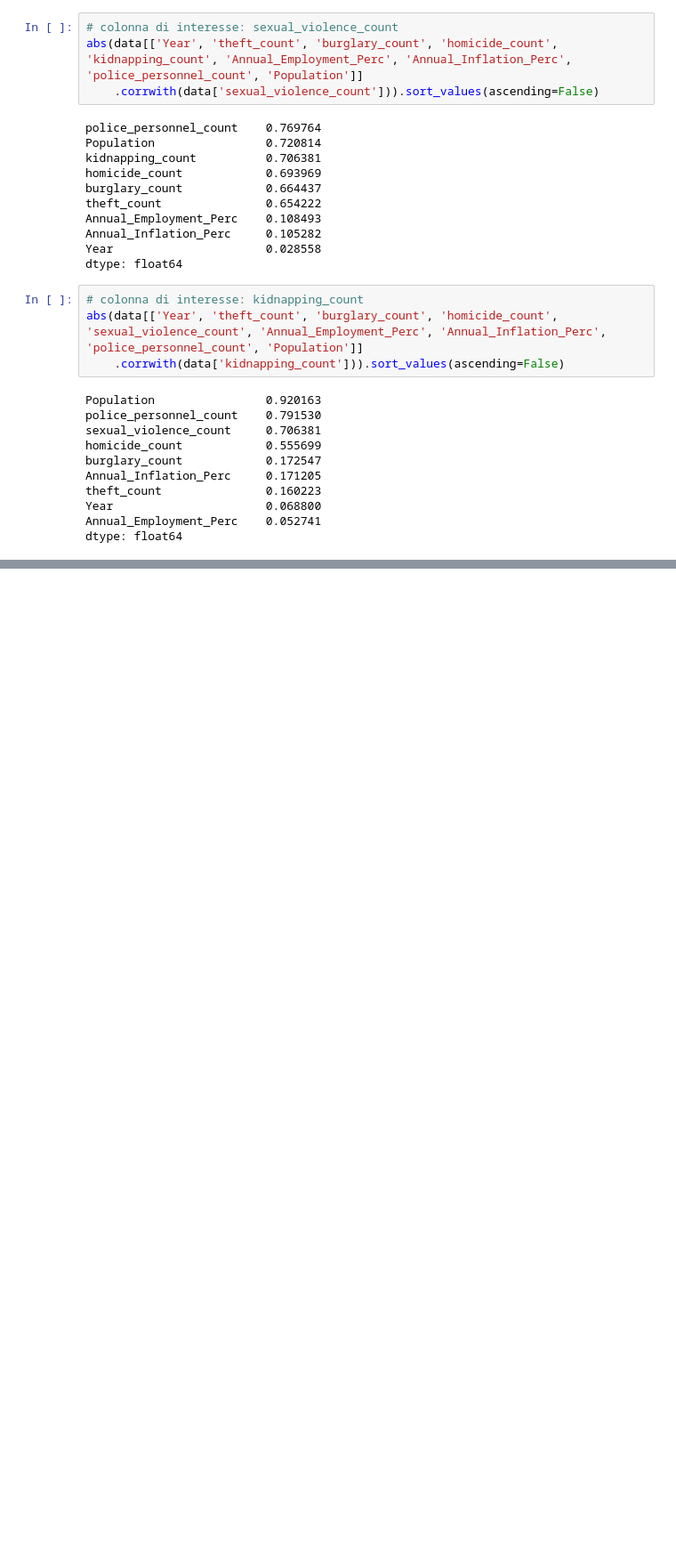
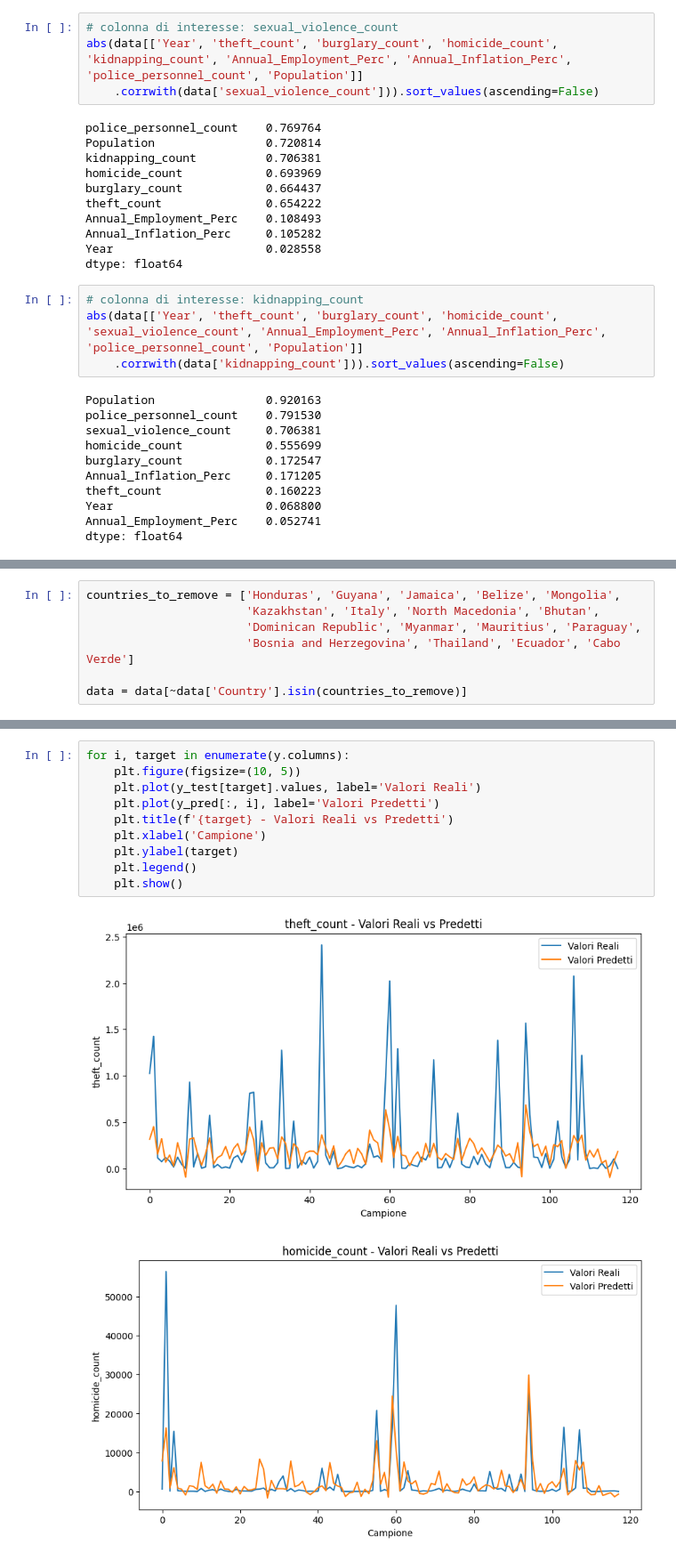
Before and after one commit to lozziopadredeivizzi/CrimeRatePredictor, a Jupyter notebook: crime_rate_prediction.ipynb, the cells around one changed output, grey strips where cells are left out. Shown at 89% size. Cells and saved outputs as stored; diff of their text form; blank space fills up the shorter version.

```diff
--- a/crime_rate_prediction.ipynb
+++ b/crime_rate_prediction.ipynb
@@ -1467,0 +1530,7 @@ Eliminiamo la colonna burglary, poi effettuaimo la lasso mantenendo il resto
+# %%
+countries_to_remove = ['Honduras', 'Guyana', 'Jamaica', 'Belize', 'Mongolia',
+                       'Kazakhstan', 'Italy', 'North Macedonia', 'Bhutan',
+                       'Dominican Republic', 'Myanmar', 'Mauritius', 'Paraguay',
+                       'Bosnia and Herzegovina', 'Thailand', 'Ecuador', 'Cabo Verde']
+
+data = data[~data['Country'].isin(countries_to_remove)]
@@ -1467,0 +1627,13 @@ Eliminiamo la colonna burglary, poi effettuaimo la lasso mantenendo il resto
+# %%
+for i, target in enumerate(y.columns):
+    plt.figure(figsize=(10, 5))
+    plt.plot(y_test[target].values, label='Valori Reali')
+    plt.plot(y_pred[:, i], label='Valori Predetti')
+    plt.title(f'{target} - Valori Reali vs Predetti')
+    plt.xlabel('Campione')
+    plt.ylabel(target)
+    plt.legend()
+    plt.show()
+# %% [output]
+[figure, added]
+[figure, added]
```
Also changed, not shown: parts of 23 cells of this notebook.
